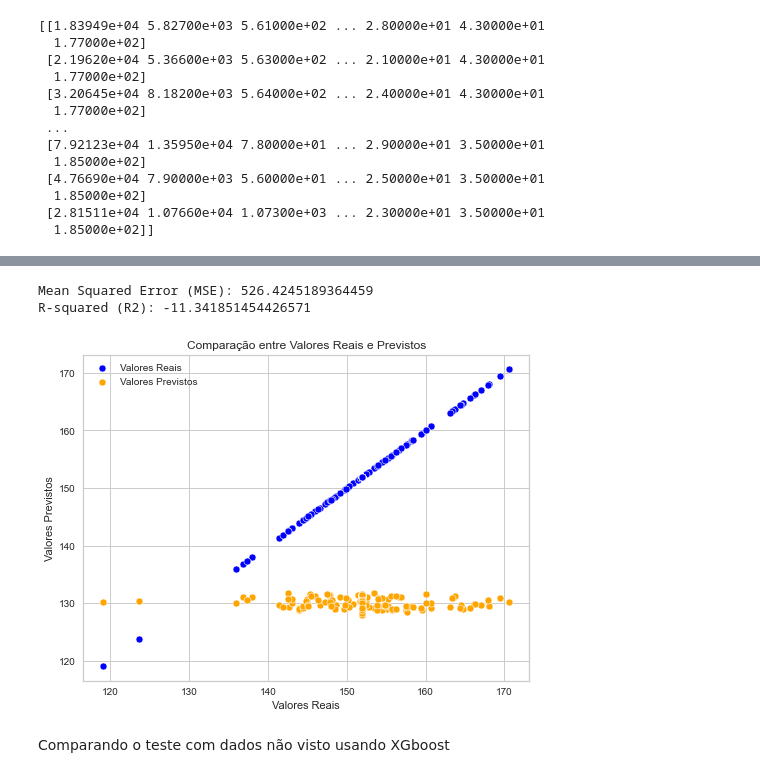
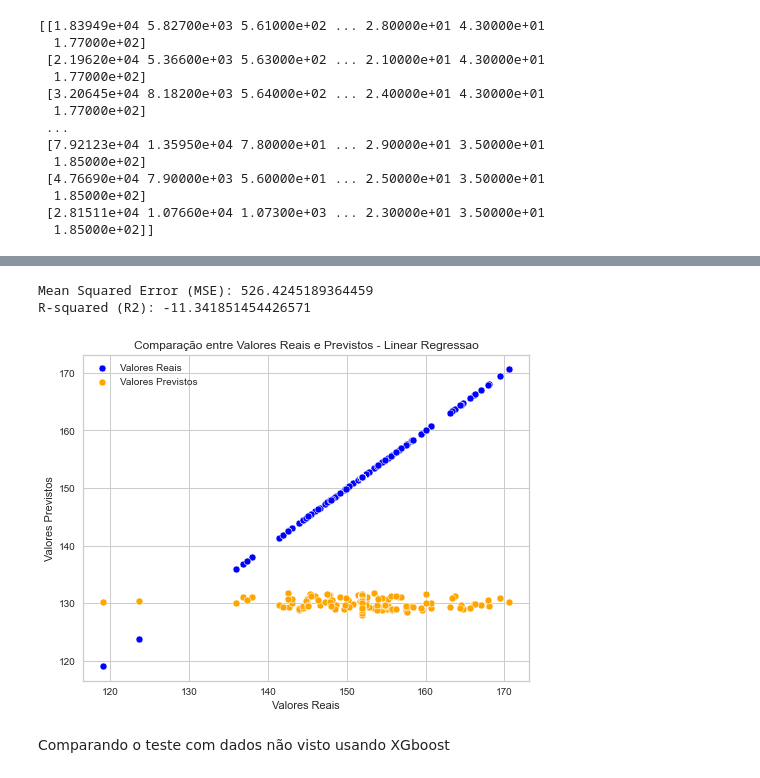
Before and after one commit to tal-rsg/3-MVP, a Jupyter notebook: mvp_machineLearning.ipynb, the cells around one changed output, grey strips where cells are left out. Cells and saved outputs as stored; diff of their text form; code cells hidden in the pictures.

```diff
--- a/mvp_machineLearning.ipynb
+++ b/mvp_machineLearning.ipynb
@@ -546,6 +514,6 @@ total_elevation_gain     0.109
 # %%
 xgr = xgb.XGBRegressor(random_state=42)
-xgr.fit(lrX_train, lry_train)
+xgr.fit(sX_train, sy_train)
 # %% [output]
 XGBRegressor(base_score=None, booster=None, callbacks=None,
              colsample_bylevel=None, colsample_bynode=None,
@@ -590,7 +558,7 @@ xgb.plot_importance(xgr,ax=ax)
 # %%
 fig, ax = plt.subplots(figsize=(6,4))
 fi_viz = FeatureImportances(xgr)
-fi_viz.fit(lrX_train, lry_train)
+fi_viz.fit(sX_train, sy_train)
 fi_viz.poof()
 # %% [output]
 [figure]
@@ -612,7 +594,7 @@ rfr.score(lrX_test, lry_test)
 fig, ax = plt.subplots(figsize=(6,4))
 
 rpv = ResidualsPlot(rfr)
-rpv.fit(lrX_train, lry_train)
-rpv.score(lrX_test, lry_test)
+rpv.fit(sX_train, sy_train)
+rpv.score(sX_test, sy_test)
 rpv.poof()
 # %% [output]
@@ -641,8 +623,7 @@ KstestResult(statistic=0.27785916921558584, pvalue=5.794262792521405e-15, statis
 # %%
-from yellowbrick.regressor import (PredictionError,)
 fig, ax = plt.subplots(figsize=(6,6))
 pev = PredictionError(rfr)
-pev.fit(lrX_train, lry_train)
-pev.score(lrX_test, lry_test)
+pev.fit(sX_train, sy_train)
+pev.score(sX_test, sy_test)
 pev.poof()
 # %% [output]
@@ -847,28 +865,28 @@ df_entrada.head()
 # %%
 min_length = min(len(lry_test), len(saidas))
 y_test = lry_test[:min_length]
 y_pred = saidas[:min_length]
 
 # Calcular métricas de desempenho
 mse = mean_squared_error(y_test, saidas)
 r2 = r2_score(y_test, saidas)
 
 print("Mean Squared Error (MSE):", mse)
 print("R-squared (R2):", r2)
 
 # Visualizar a relação entre os valores previstos e reais
 plt.figure(figsize=(8, 6))
 #sns.scatterplot(x=y_test, y=saidas)
 sns.scatterplot(x=y_test, y=y_test, color='blue', label='Valores Reais')
 sns.scatterplot(x=y_test, y=saidas, color='orange', label='Valores Previstos')
 plt.xlabel("Valores Reais")
 plt.ylabel("Valores Previstos")
-plt.title("Comparação entre Valores Reais e Previstos")
+plt.title("Comparação entre Valores Reais e Previstos - Linear Regressao")
 plt.show()
 # %% [output]
 Mean Squared Error (MSE): 526.4245189364459
 R-squared (R2): -11.341851454426571
-[figure, old version]
+[figure, new version]
 # %% [markdown]
 Comparando o teste com dados não visto usando XGboost
 # %%
```
Also changed, not shown: parts of 63 cells of this notebook.
